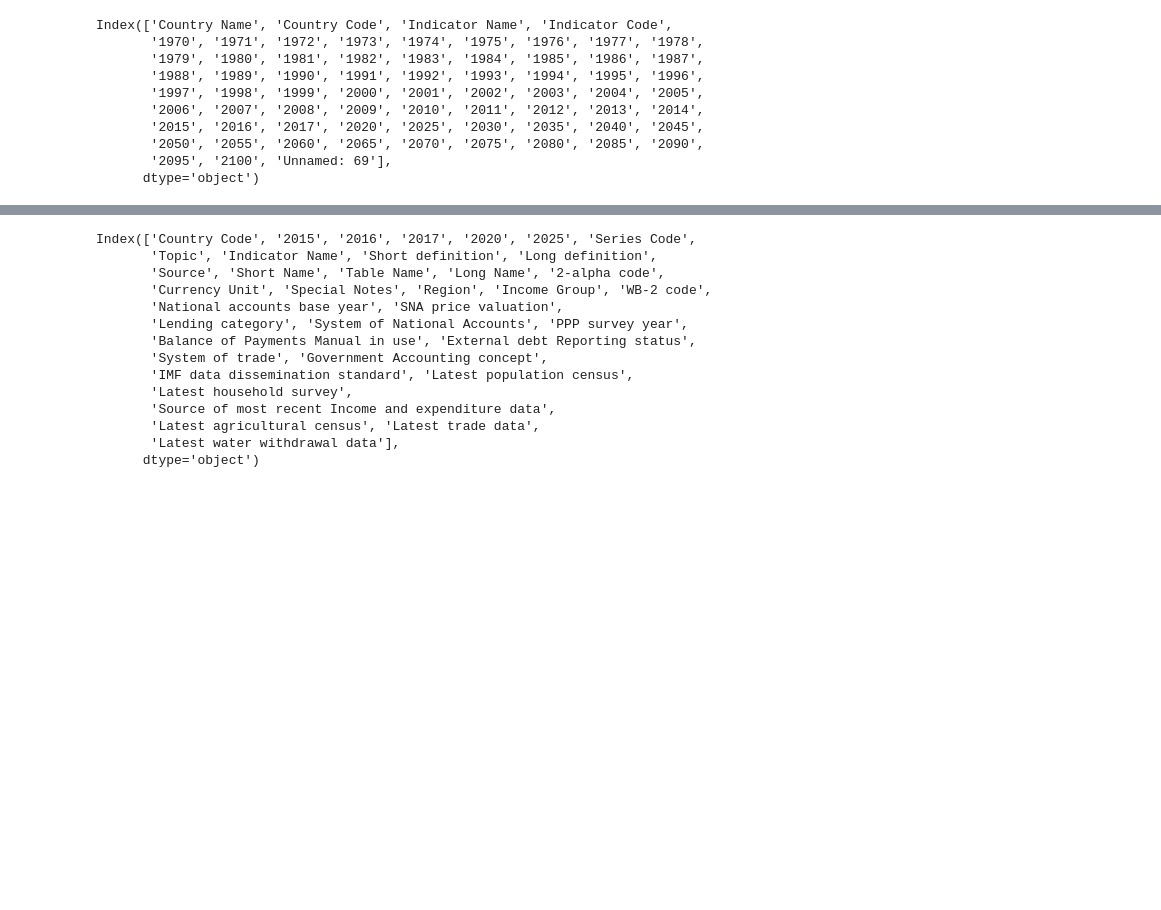
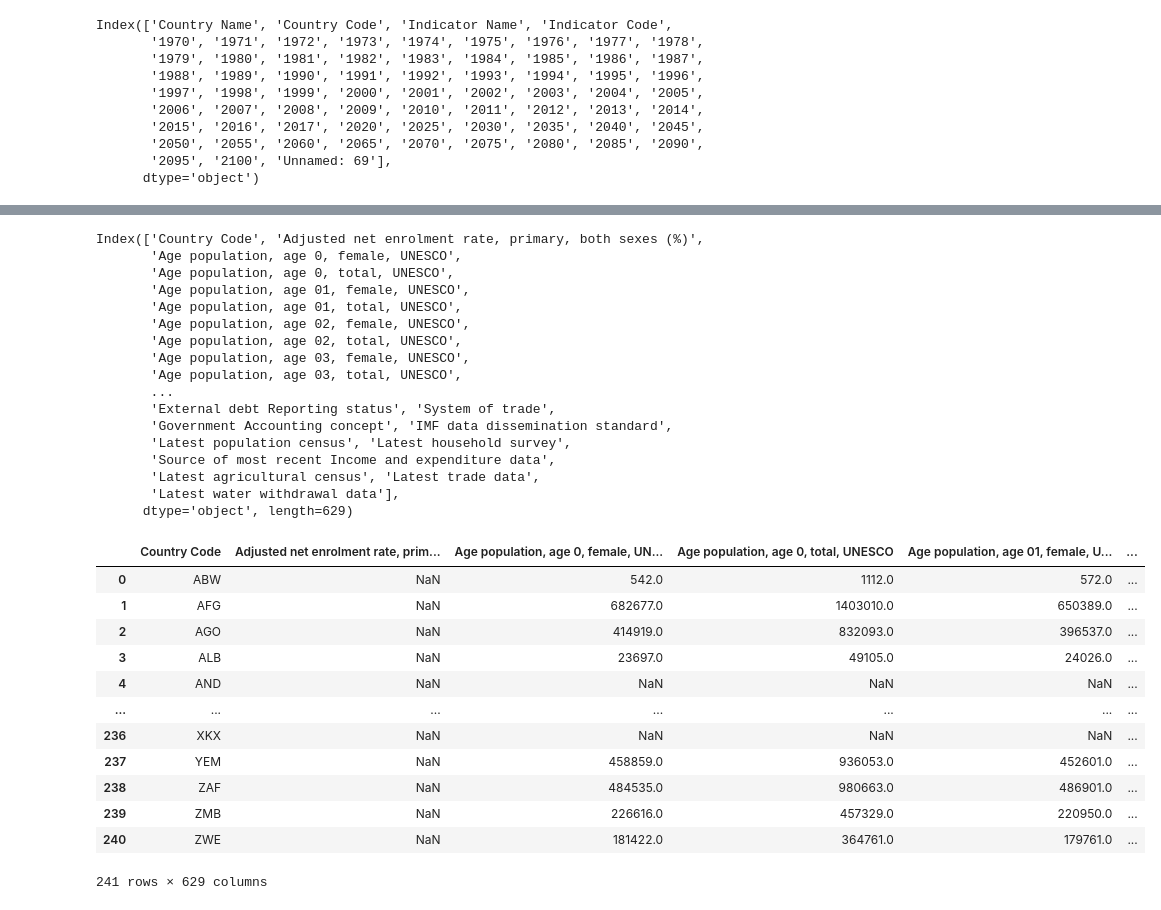
Before and after one commit to MDAIceland/WaterSecurity, a Jupyter notebook: unlabeled_preprocessing/exploration/prep_edstats.ipynb, the cells around one changed output, grey strips where cells are left out. Cells and saved outputs as stored; diff of their text form; code cells hidden in the pictures; blank space fills up the shorter version.

```diff
--- a/unlabeled_preprocessing/exploration/prep_edstats.ipynb
+++ b/unlabeled_preprocessing/exploration/prep_edstats.ipynb
@@ -58,0 +91,5 @@ dropColumnHalf(df_c)
+# %%
+countryXindicator = df_d_withseries.pivot_table('2020',['Country Code'],'Indicator Name')
+dcountryXindicator.dropna(axis=1,how="all")
+ropColumnHalf(countryXindicator)
+countryXindicator
@@ -59,20 +111,38 @@ dropColumnHalf(df_c)
 # %%
-bigtable = df_d_withseries.merge(df_c, how='left', on="Country Code")
+bigtable = countryXindicator.merge(df_c, how='left', on="Country Code")
 bigtable.columns
 # %% [output]
-Index(['Country Code', '2015', '2016', '2017', '2020', '2025', 'Series Code',
-       'Topic', 'Indicator Name', 'Short definition', 'Long definition',
-       'Source', 'Short Name', 'Table Name', 'Long Name', '2-alpha code',
-       'Currency Unit', 'Special Notes', 'Region', 'Income Group', 'WB-2 code',
-       'National accounts base year', 'SNA price valuation',
-       'Lending category', 'System of National Accounts', 'PPP survey year',
-       'Balance of Payments Manual in use', 'External debt Reporting status',
-       'System of trade', 'Government Accounting concept',
-       'IMF data dissemination standard', 'Latest population census',
-       'Latest household survey',
+Index(['Country Code', 'Adjusted net enrolment rate, primary, both sexes (%)',
+       'Age population, age 0, female, UNESCO',
+       'Age population, age 0, total, UNESCO',
+       'Age population, age 01, female, UNESCO',
+       'Age population, age 01, total, UNESCO',
+       'Age population, age 02, female, UNESCO',
+       'Age population, age 02, total, UNESCO',
+       'Age population, age 03, female, UNESCO',
+       'Age population, age 03, total, UNESCO',
+       ...
+       'External debt Reporting status', 'System of trade',
+       'Government Accounting concept', 'IMF data dissemination standard',
+       'Latest population census', 'Latest household survey',
        'Source of most recent Income and expenditure data',
        'Latest agricultural census', 'Latest trade data',
        'Latest water withdrawal data'],
-      dtype='object')
+      dtype='object', length=629)
 # %%
-bigtable.to_csv(export_path)
+#bigtable.to_csv(export_path)
+bigtable
+# %% [output]
+|  | Country Code | Adjusted net enrolment rate, prim... | Age population, age 0, female, UN... | Age population, age 0, total, UNESCO | Age population, age 01, female, U... | ... |
+| 0 | ABW | NaN | 542.0 | 1112.0 | 572.0 | ... |
+| 1 | AFG | NaN | 682677.0 | 1403010.0 | 650389.0 | ... |
+| 2 | AGO | NaN | 414919.0 | 832093.0 | 396537.0 | ... |
+| 3 | ALB | NaN | 23697.0 | 49105.0 | 24026.0 | ... |
+| 4 | AND | NaN | NaN | NaN | NaN | ... |
+| ... | ... | ... | ... | ... | ... | ... |
+| 236 | XKX | NaN | NaN | NaN | NaN | ... |
+| 237 | YEM | NaN | 458859.0 | 936053.0 | 452601.0 | ... |
+| 238 | ZAF | NaN | 484535.0 | 980663.0 | 486901.0 | ... |
+| 239 | ZMB | NaN | 226616.0 | 457329.0 | 220950.0 | ... |
+| 240 | ZWE | NaN | 181422.0 | 364761.0 | 179761.0 | ... |
+241 rows × 629 columns
```
Also changed, not shown: parts of 7 cells of this notebook, 1 other file.
